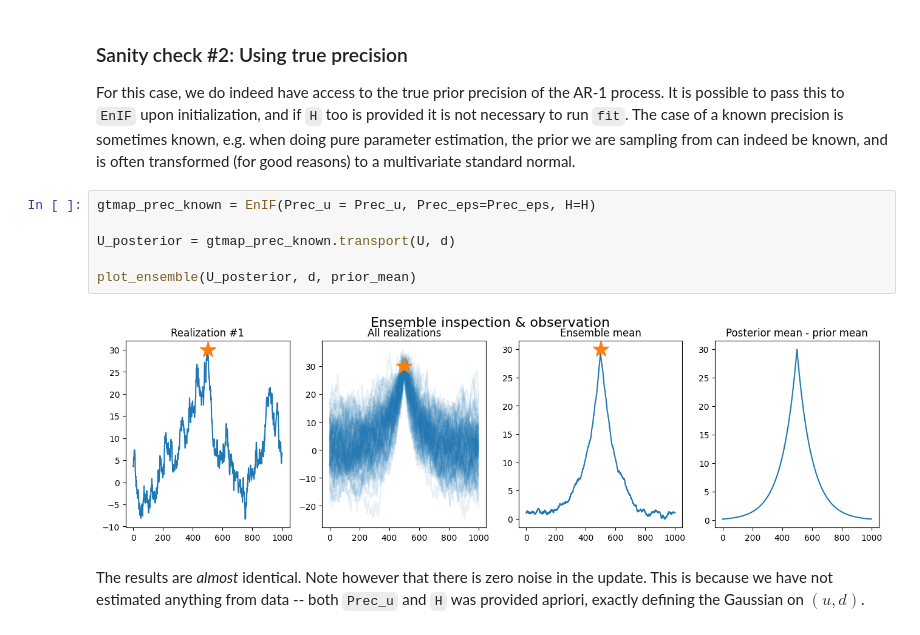
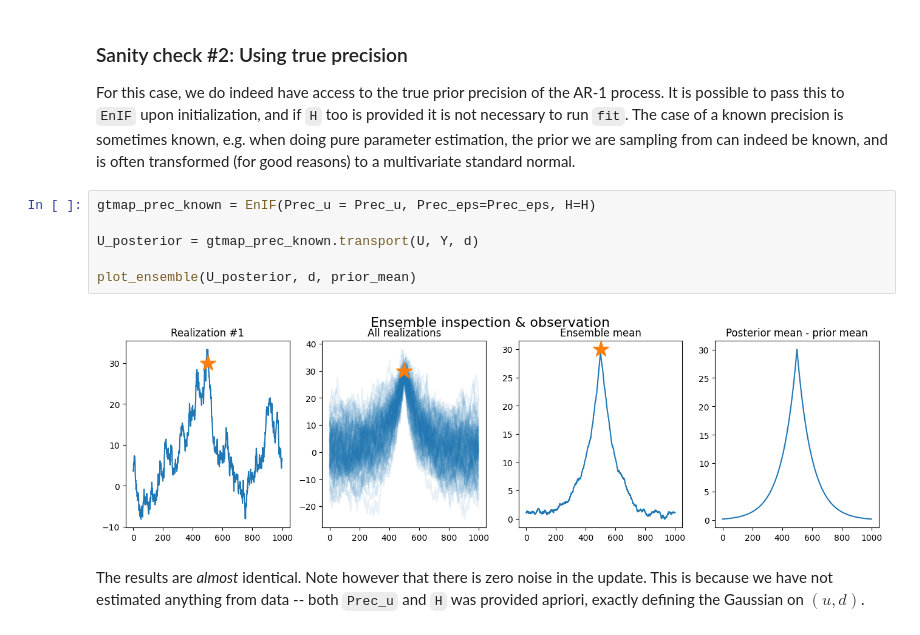
Before and after one commit to equinor/graphite-maps, a Jupyter notebook: docs/source/EnsembleInformationFilter.ipynb, the cells around one changed output. Cells and saved outputs as stored; diff of their text form.

```diff
--- a/docs/source/EnsembleInformationFilter.ipynb
+++ b/docs/source/EnsembleInformationFilter.ipynb
@@ -189,11 +201,11 @@ The case of a known precision is sometimes known, e.g. when doing pure parameter
 # %%
 gtmap_prec_known = EnIF(Prec_u = Prec_u, Prec_eps=Prec_eps, H=H)
 
-U_posterior = gtmap_prec_known.transport(U, d)
+U_posterior = gtmap_prec_known.transport(U, Y, d)
 
 plot_ensemble(U_posterior, d, prior_mean)
 # %% [output]
-[figure, old version]
+[figure, new version]
 # %% [markdown]
 The results are _almost_ identical.
 Note however that there is zero noise in the update.
```
Also changed, not shown: parts of 13 cells of this notebook, 3 other files.
